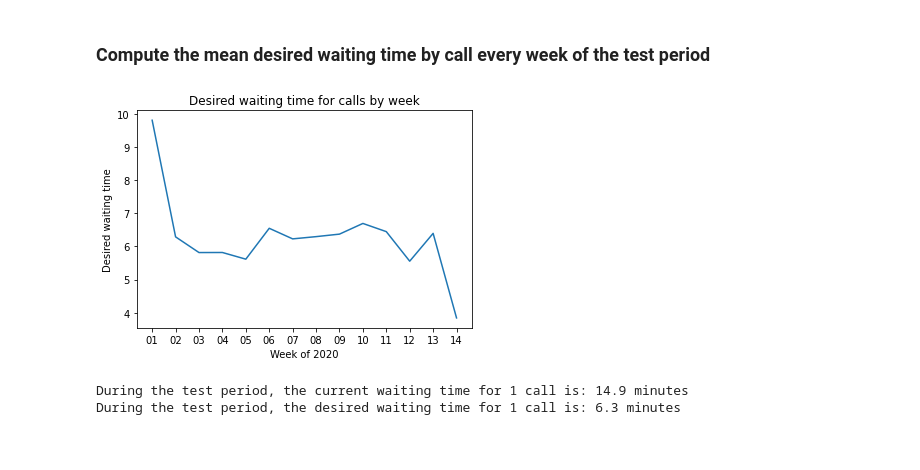
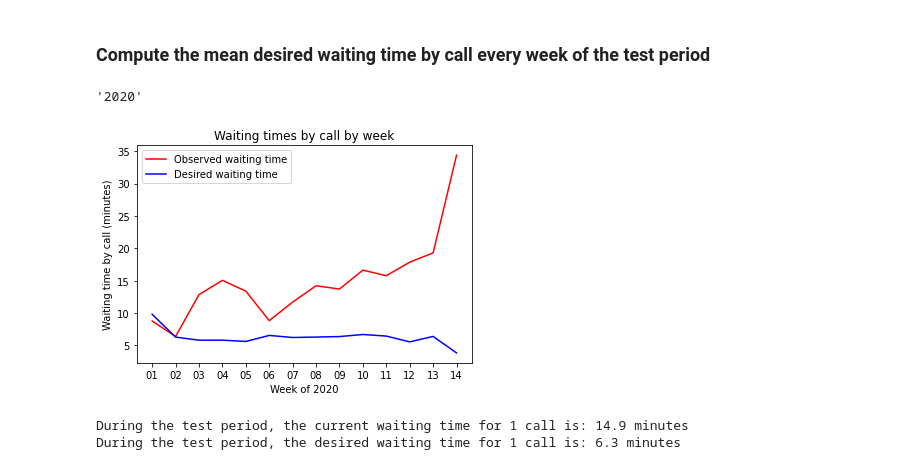
Before and after one commit to aiglobalpros/AI_Call_Center, a Jupyter notebook: notebooks/ROI.ipynb, the cells around one changed output. Cells and saved outputs as stored; diff of their text form; code cells hidden in the pictures.

Commit message:
Updated plot for waiting times

```diff
--- a/notebooks/ROI.ipynb
+++ b/notebooks/ROI.ipynb
@@ -292,17 +292,25 @@ out_df
 | 13 | 2020-04-06 | 669 | 273.447222 | 109.955136 | 383.402358 | 42.857143 | ... |
 # %% [markdown]
 ### Compute the mean desired waiting time by call every week of the test period
+# %%
+out_df.loc[0,'year']
+# %% [output]
+'2020'
 # %%
-y = out_df['mean_waiting_time_desired (minutes)'].values
+y1 = out_df['mean_waiting_time (minutes)'].values
+y2 = out_df['mean_waiting_time_desired (minutes)'].values
 x = out_df['week'].values
 
-plt.plot(x, y)
-plt.ylabel('Desired waiting time')
-plt.xlabel('Week of 2020')
-plt.title('Desired waiting time for calls by week')
+plt.plot(x, y1, 'r', label='Observed waiting time')
+plt.plot(x, y2, 'b', label='Desired waiting time')
+plt.ylabel('Waiting time by call (minutes)')
+plt.xlabel('Week of ' + str(out_df.loc[0,'year']))
+plt.title('Waiting times by call by week')
+plt.legend()
+
 plt.show()
 # %% [output]
-[figure, old version]
+[figure, new version]
 # %%
 current_waiting_time = out_df['mean_waiting_time (minutes)'].mean()
 WAITING_TIME_GOAL = out_df['mean_waiting_time_desired (minutes)'].mean()
```
